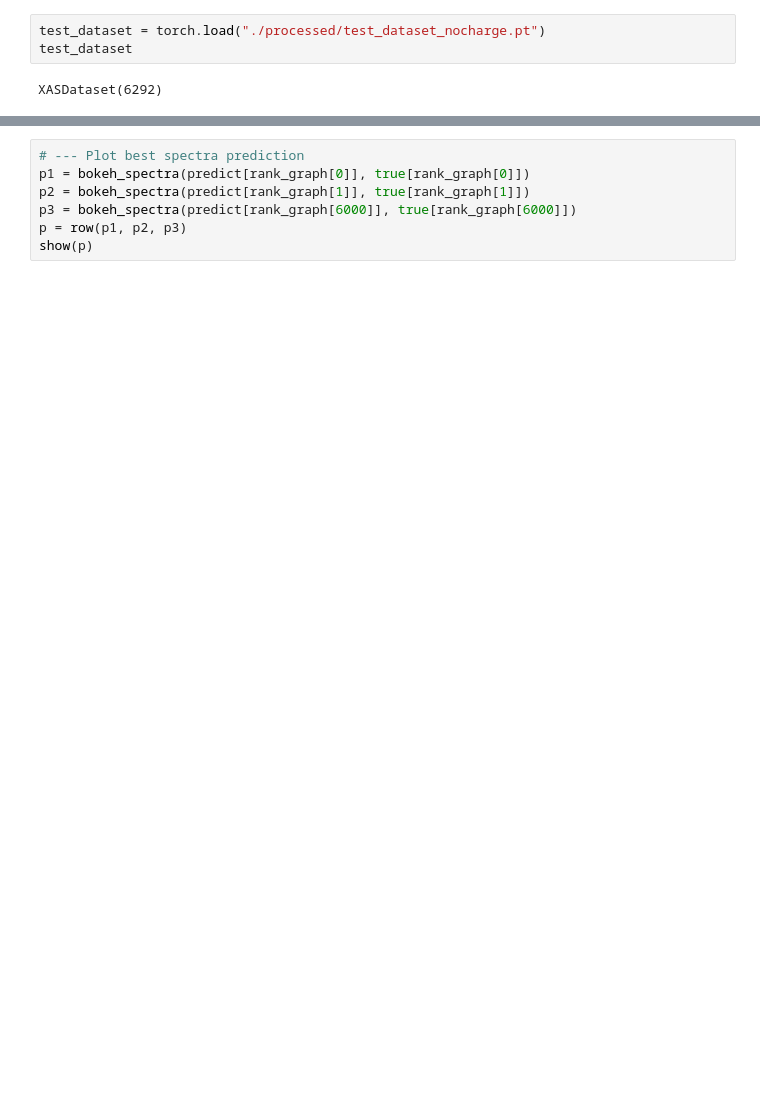
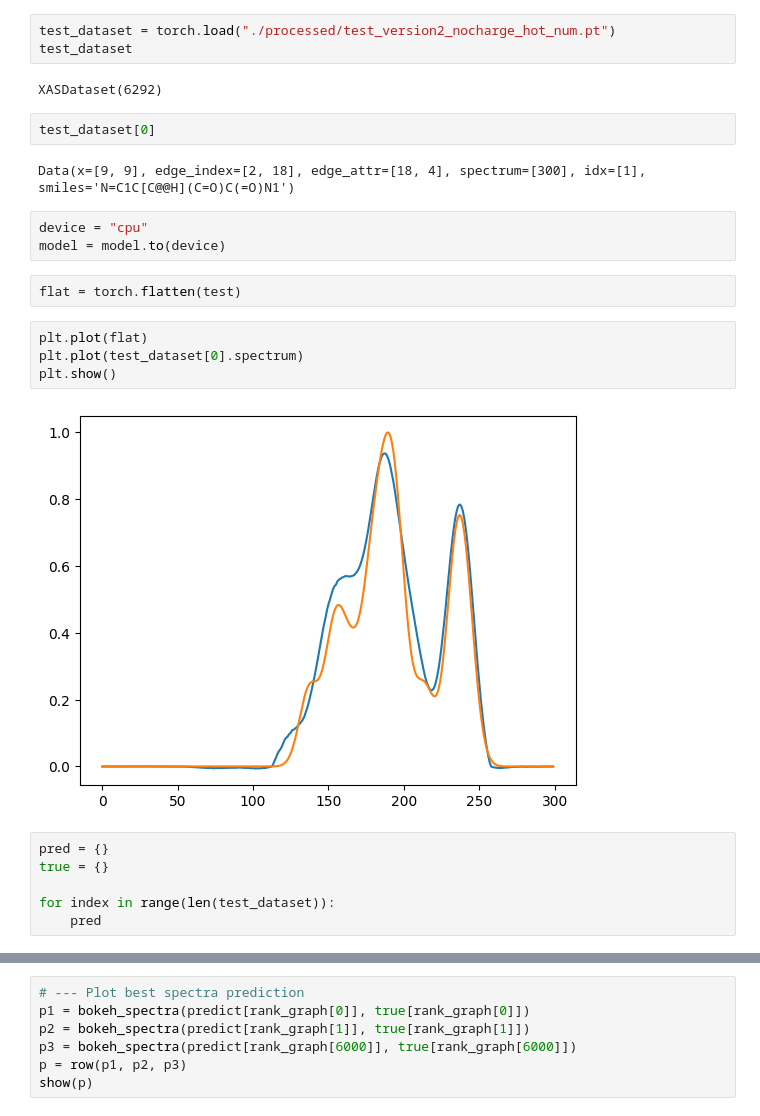
Before and after one commit to sam-j-hall/QM9_charge, a Jupyter notebook: test.ipynb, the cells around one changed output, grey strips where cells are left out. Saved outputs shown, nothing was run; the diff lists cells and outputs as text; blank space fills up the shorter version.

```diff
--- a/test.ipynb
+++ b/test.ipynb
@@ -62,8 +73,29 @@ model.load_state_dict(torch.load("ML_models/" + model_name, map_location=device)
 # %%
-test_dataset = torch.load("./processed/test_dataset_nocharge.pt")
+test_dataset = torch.load("./processed/test_version2_nocharge_hot_num.pt")
 test_dataset
 # %% [output]
 XASDataset(6292)
+# %%
+test_dataset[0]
+# %% [output]
+Data(x=[9, 9], edge_index=[2, 18], edge_attr=[18, 4], spectrum=[300], idx=[1], smiles='N=C1C[C@@H](C=O)C(=O)N1')
+# %%
+device = "cpu"
+model = model.to(device)
+# %%
+flat = torch.flatten(test)
+# %%
+plt.plot(flat)
+plt.plot(test_dataset[0].spectrum)
+plt.show()
+# %% [output]
+[figure, added]
+# %%
+pred = {}
+true = {}
+
+for index in range(len(test_dataset)):
+    pred
 # %%
 # --- Create empty dictionary to contain spectra
 pred = {}
```
Also changed, not shown: parts of 9 cells of this notebook, 1 other file.
